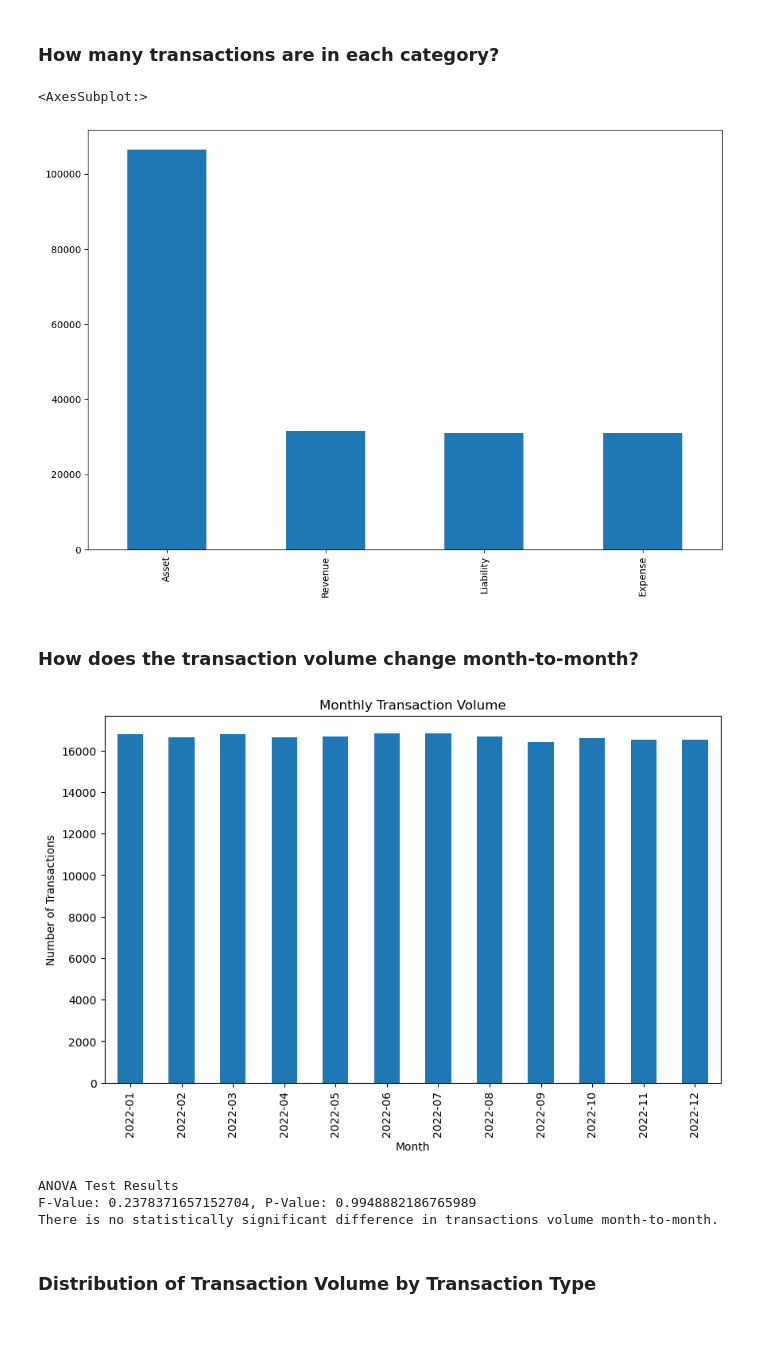
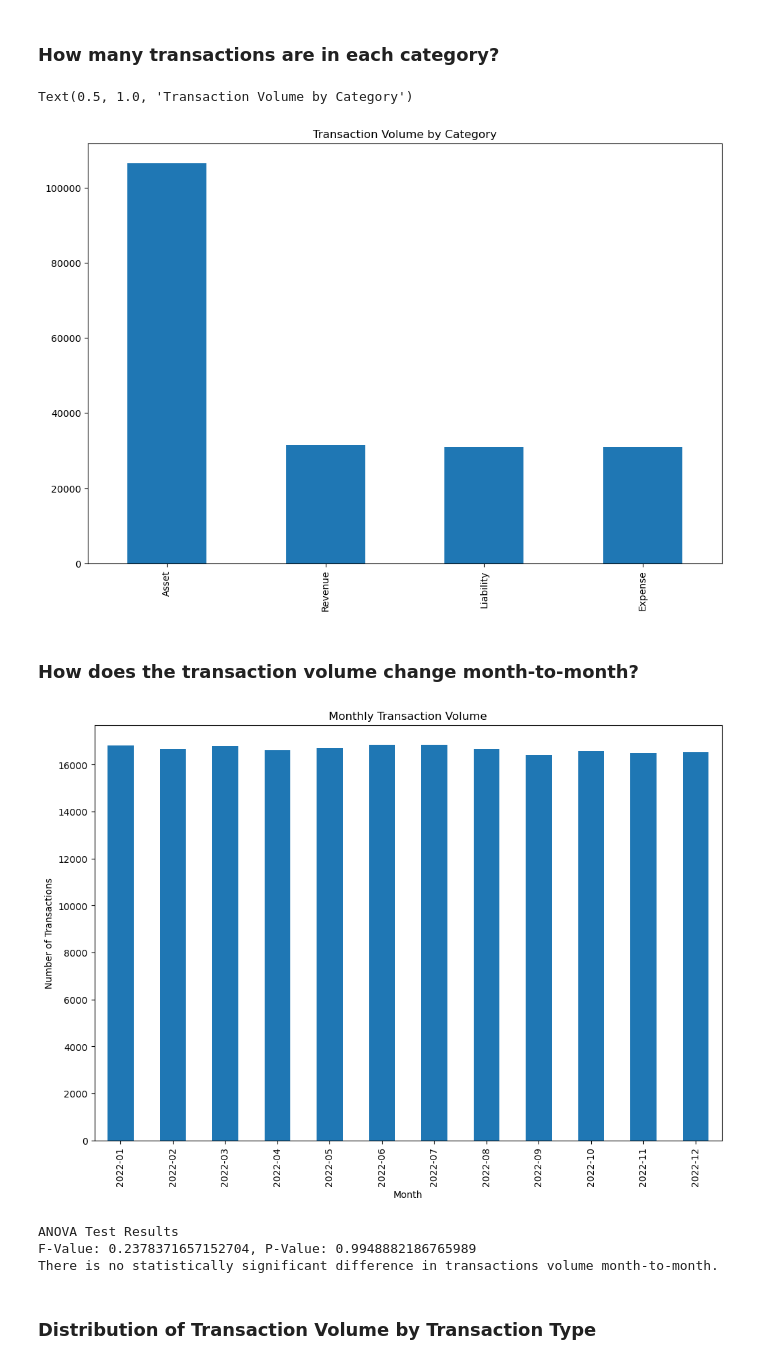
Before and after one commit to mishasinitcyn/Zero-Day-Close, a Jupyter notebook: EDA/Financial Accounting EDA.ipynb, the cells around one changed output. Saved outputs shown, nothing was run; the diff lists cells and outputs as text; code cells hidden in the pictures; blank space fills up the shorter version.

```diff
--- a/EDA/Financial Accounting EDA.ipynb
+++ b/EDA/Financial Accounting EDA.ipynb
@@ -64,36 +64,37 @@ print(df['Account'].unique())
 ### How many transactions are in each category?
 # %%
 df['Category'].value_counts().plot(kind='bar', figsize=(12, 8))
+plt.title('Transaction Volume by Category')
 # %% [output]
-<AxesSubplot:>
+Text(0.5, 1.0, 'Transaction Volume by Category')
-[figure, old version]
+[figure, new version]
 # %% [markdown]
 ### How does the transaction volume change month-to-month?
 # %%
 transaction_volume = df.groupby(df['Date'].dt.to_period('M')).size()
 
-transaction_volume.plot(kind='bar', figsize=(10, 6))
+transaction_volume.plot(kind='bar', figsize=(12, 8))
 plt.title('Monthly Transaction Volume')
 plt.xlabel('Month')
 plt.ylabel('Number of Transactions')
 plt.show()
 
 df['Date'] = pd.to_datetime(df['Date'])
 df['Month'] = df['Date'].dt.month
 
 monthly_transactions = [df[df['Month'] == month]['Debit'] for month in df['Month'].unique()]
 f_value, p_value = stats.f_oneway(*monthly_transactions)
 print("ANOVA Test Results")
 print(f"F-Value: {f_value}, P-Value: {p_value}")
 
 if p_value < 0.05:
     print("There is a statistically significant difference in transactions volume month-to-month.")
 else:
     print("There is no statistically significant difference in transactions volume month-to-month.")
 df.reset_index(inplace=True)
 df.drop(columns=['Month'], inplace=True)
 # %% [output]
-[figure, old version]
+[figure, new version]
 ANOVA Test Results
 F-Value: 0.2378371657152704, P-Value: 0.9948882186765989
 There is no statistically significant difference in transactions volume month-to-month.
```
Also changed, not shown: parts of 19 cells of this notebook, 2 other files.
